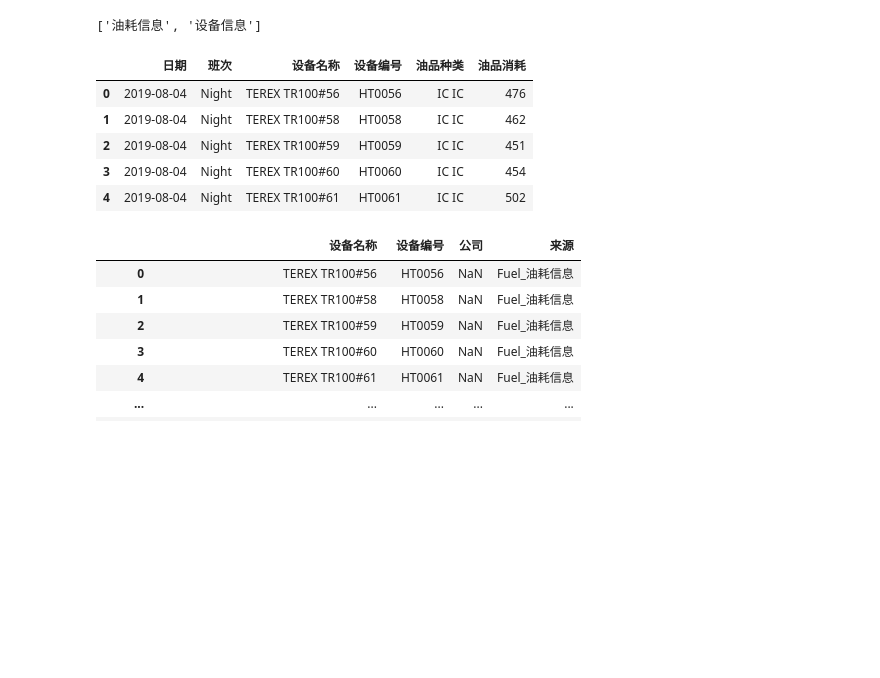
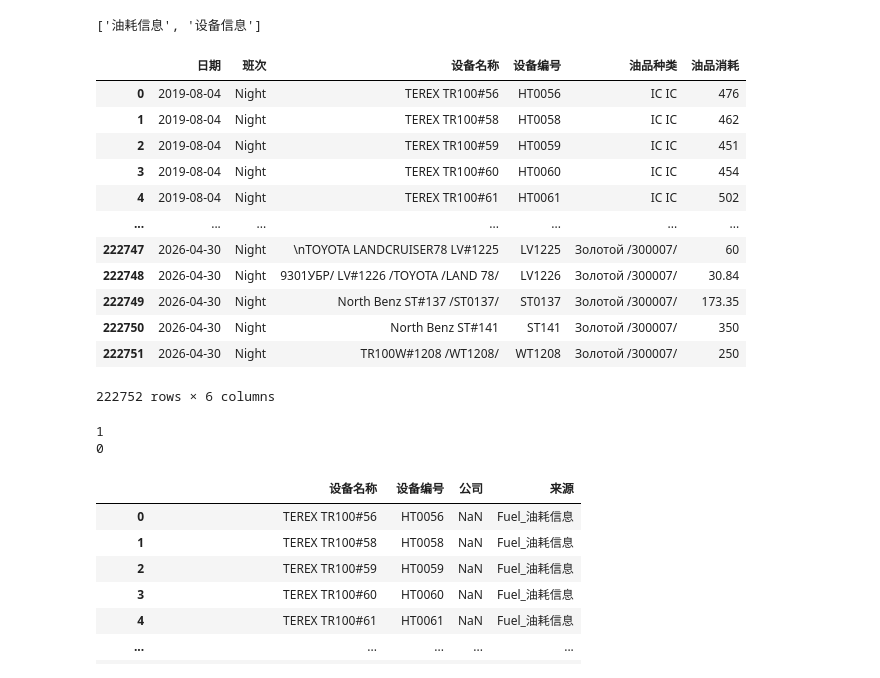
Before and after one commit to Kearney3/MiningProcessor, a Jupyter notebook: Notebook/Matching.ipynb, the cells around one changed output. Cells and saved outputs as stored; diff of their text form; code cells hidden in the pictures; blank space fills up the shorter version.

```diff
--- a/Notebook/Matching.ipynb
+++ b/Notebook/Matching.ipynb
@@ -37,14 +37,28 @@ print(xlsx.sheet_names)
 ['油耗信息', '设备信息']
 # %%
 df_sheet1 = pd.read_excel(file_path, sheet_name=0)
-df_sheet1.head()
+df_sheet1
 # %% [output]
 |  | 日期 | 班次 | 设备名称 | 设备编号 | 油品种类 | 油品消耗 |
 | 0 | 2019-08-04 | Night | TEREX TR100#56 | HT0056 | IC IC | 476 |
 | 1 | 2019-08-04 | Night | TEREX TR100#58 | HT0058 | IC IC | 462 |
 | 2 | 2019-08-04 | Night | TEREX TR100#59 | HT0059 | IC IC | 451 |
 | 3 | 2019-08-04 | Night | TEREX TR100#60 | HT0060 | IC IC | 454 |
 | 4 | 2019-08-04 | Night | TEREX TR100#61 | HT0061 | IC IC | 502 |
+| ... | ... | ... | ... | ... | ... | ... |
+| 222747 | 2026-04-30 | Night | \nTOYOTA LANDCRUISER78 LV#1225 | LV1225 | Золотой /300007/ | 60 |
+| 222748 | 2026-04-30 | Night | 9301УБР/ LV#1226 /TOYOTA /LAND 78/ | LV1226 | Золотой /300007/ | 30.84 |
+| 222749 | 2026-04-30 | Night | North Benz ST#137 /ST0137/ | ST0137 | Золотой /300007/ | 173.35 |
+| 222750 | 2026-04-30 | Night | North Benz ST#141 | ST141 | Золотой /300007/ | 350 |
+| 222751 | 2026-04-30 | Night | TR100W#1208 /WT1208/ | WT1208 | Золотой /300007/ | 250 |
+222752 rows × 6 columns
+# %%
+print(df_sheet1["油品消耗"].isnull().sum())
+df_sheet1.dropna(inplace=True, subset=["油品消耗"])
+print(df_sheet1["油品消耗"].isnull().sum())
+# %% [output]
+1
+0
 # %%
 df_sheet1['设备名称'] = df_sheet1['设备名称'].str.strip()
 df_sheet1['设备编号'] = df_sheet1['设备编号'].str.strip()
```
Also changed, not shown: parts of 29 cells of this notebook, 3 other files.
